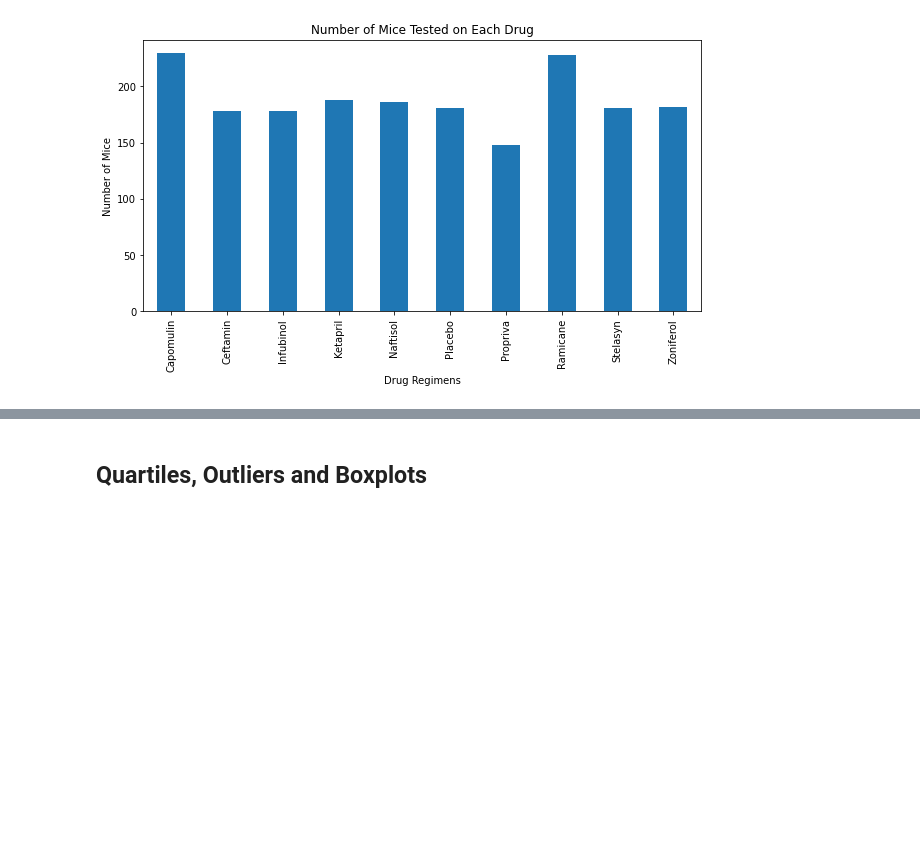
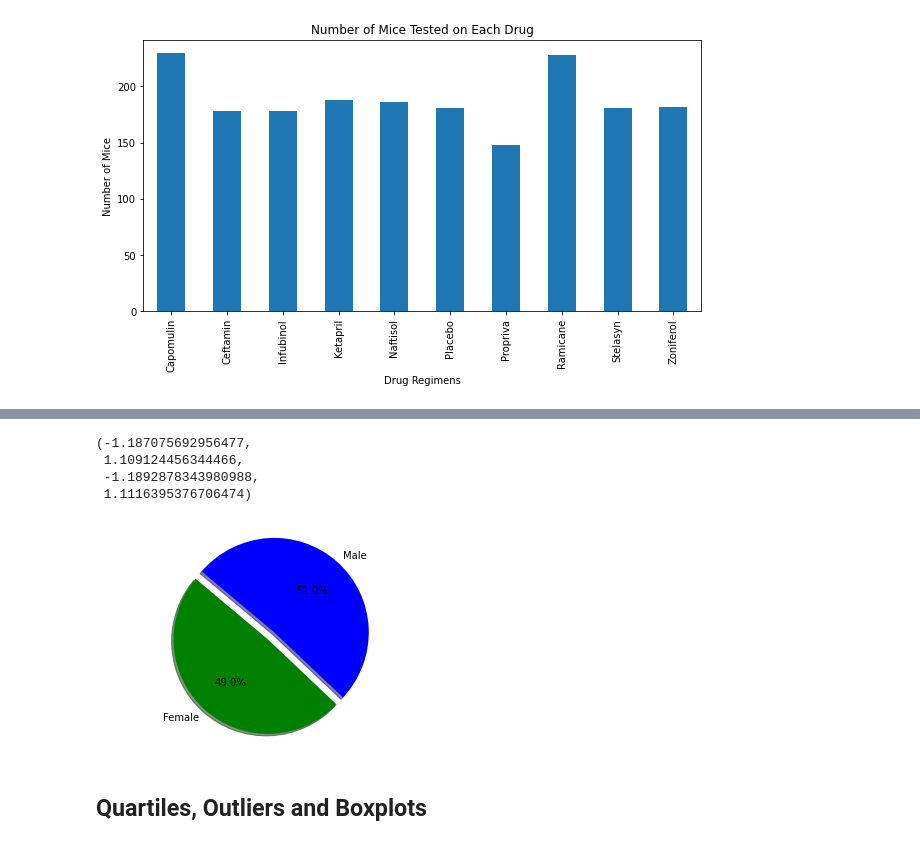
Before and after one commit to nhaile96/matplotlib_HW, a Jupyter notebook: Pymaceuticals/pymaceuticals_starter.ipynb, the cells around one changed output, grey strips where cells are left out. Saved outputs shown, nothing was run; the diff lists cells and outputs as text; code cells hidden in the pictures; blank space fills up the shorter version.

```diff
--- a/Pymaceuticals/pymaceuticals_starter.ipynb
+++ b/Pymaceuticals/pymaceuticals_starter.ipynb
@@ -178,5 +190,19 @@ Name: Mouse ID, dtype: int64
 # %%
 # Generate a pie plot showing the distribution of female versus male mice using pyplot
+labels=["Female","Male"]
+
+#create pie plot using py
+plt.pie(gender_dist,labels=labels,explode=explode,startangle=140,
+        colors=colors,shadow=True,autopct="%1.1f%%")
+
+#set equal axis
+plt.axis("equal")
+# %% [output]
+(-1.187075692956477,
+ 1.109124456344466,
+ -1.1892878343980988,
+ 1.1116395376706474)
+[figure, added]
 # %% [markdown]
 ## Quartiles, Outliers and Boxplots
 # %%
```
Also changed, not shown: parts of 3 cells of this notebook.
